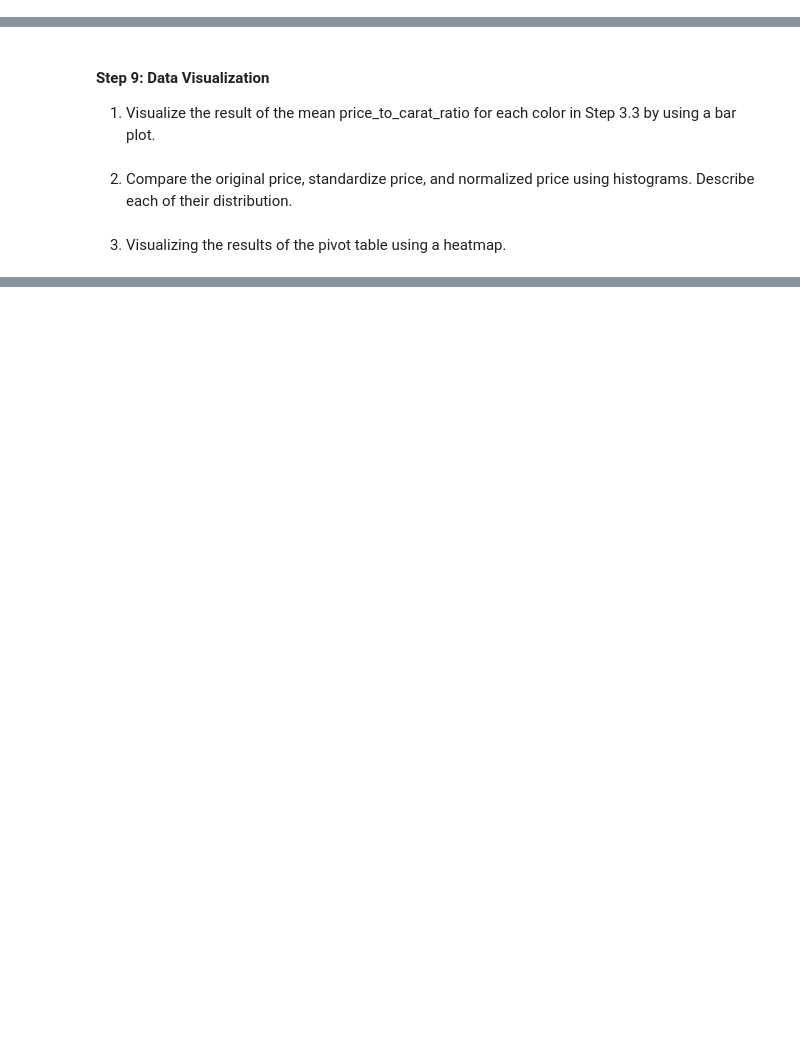
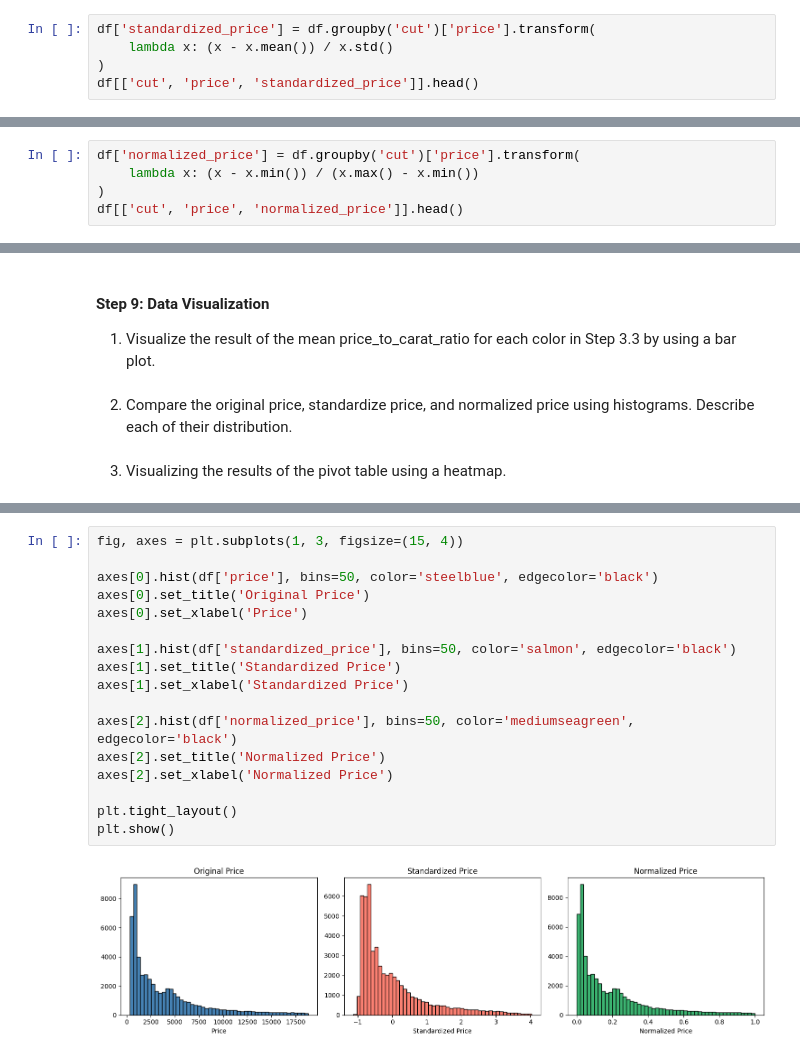
Before and after one commit to AGarcia04/DS522-Data-Aquisition-and-Analytics, a Jupyter notebook: Modules/Module9/PE09/PE09.ipynb, the cells around one changed output, grey strips where cells are left out. Cells and saved outputs as stored; diff of their text form; blank space fills up the shorter version.

```diff
--- a/Modules/Module9/PE09/PE09.ipynb
+++ b/Modules/Module9/PE09/PE09.ipynb
@@ -47,0 +191,5 @@ QUESTION: What id the difference between Normalization and Standardization? When
+# %%
+df['standardized_price'] = df.groupby('cut')['price'].transform(
+    lambda x: (x - x.mean()) / x.std()
+)
+df[['cut', 'price', 'standardized_price']].head()
@@ -47,0 +203,5 @@ QUESTION: What id the difference between Normalization and Standardization? When
+# %%
+df['normalized_price'] = df.groupby('cut')['price'].transform(
+    lambda x: (x - x.min()) / (x.max() - x.min())
+)
+df[['cut', 'price', 'normalized_price']].head()
@@ -60,0 +276,19 @@ Create a pivot table to summarize the average price of diamonds across different
+# %%
+fig, axes = plt.subplots(1, 3, figsize=(15, 4))
+
+axes[0].hist(df['price'], bins=50, color='steelblue', edgecolor='black')
+axes[0].set_title('Original Price')
+axes[0].set_xlabel('Price')
+
+axes[1].hist(df['standardized_price'], bins=50, color='salmon', edgecolor='black')
+axes[1].set_title('Standardized Price')
+axes[1].set_xlabel('Standardized Price')
+
+axes[2].hist(df['normalized_price'], bins=50, color='mediumseagreen', edgecolor='black')
+axes[2].set_title('Normalized Price')
+axes[2].set_xlabel('Normalized Price')
+
+plt.tight_layout()
+plt.show()
+# %% [output]
+[figure, added]
```
Also changed, not shown: parts of 15 cells of this notebook.
